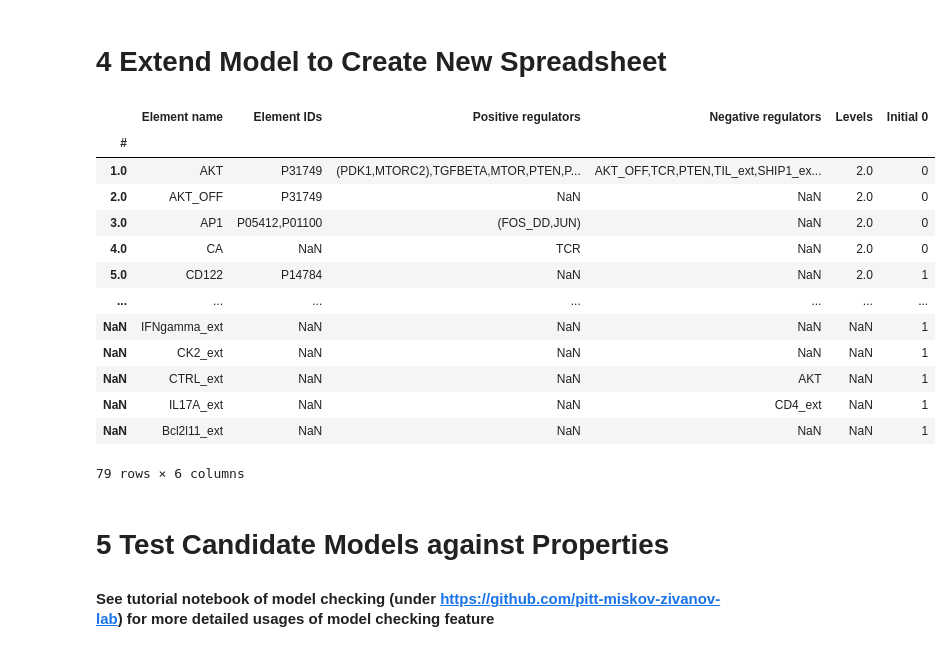
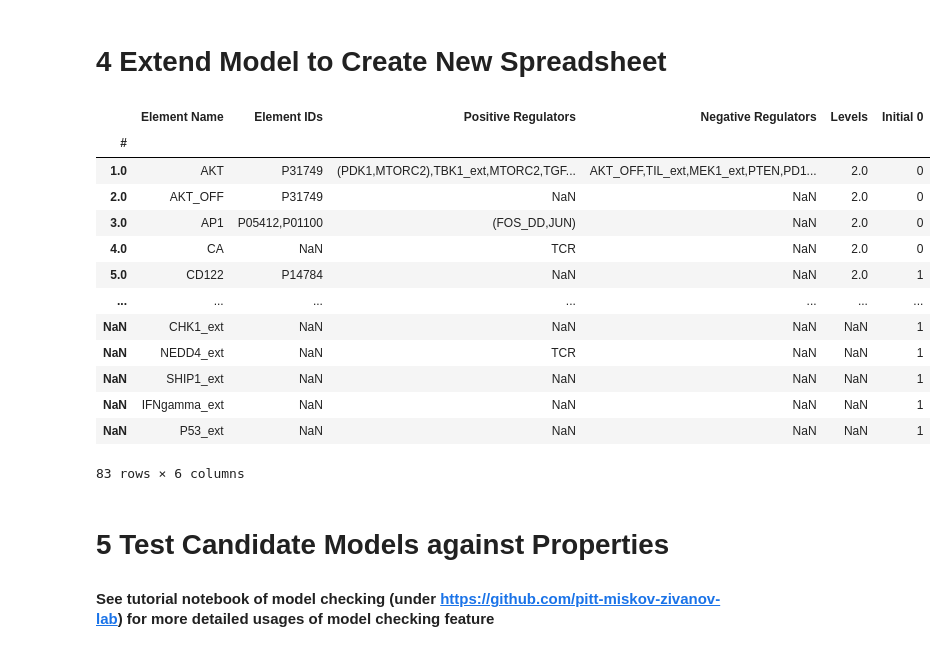
Before and after one commit to pitt-miskov-zivanov-lab/ACCORDION, a Jupyter notebook: examples/use_ACCORDION.ipynb, the cells around one changed output. Cells and saved outputs as stored; diff of their text form; code cells hidden in the pictures.

```diff
--- a/examples/use_ACCORDION.ipynb
+++ b/examples/use_ACCORDION.ipynb
@@ -279,22 +279,22 @@ for i in range(len(candidate)):
 # %%
 # for example, see the first candidate extended model
 df_extended_model = pd.read_excel(extended_name+'Candidate_1.xlsx', index_col=0)
-df_extended_model[['Element name','Element IDs','Positive regulators','Negative regulators','Levels','Initial 0']]
+df_extended_model[['Element Name','Element IDs','Positive Regulators','Negative Regulators','Levels','Initial 0']]
 # %% [output]
-|  | Element name | Element IDs | Positive regulators | Negative regulators | Levels | Initial 0 |
+|  | Element Name | Element IDs | Positive Regulators | Negative Regulators | Levels | Initial 0 |
 | # |  |  |  |  |  |  |
-| 1.0 | AKT | P31749 | (PDK1,MTORC2),TGFBETA,MTOR,PTEN,P... | AKT_OFF,TCR,PTEN,TIL_ext,SHIP1_ex... | 2.0 | 0 |
+| 1.0 | AKT | P31749 | (PDK1,MTORC2),TBK1_ext,MTORC2,TGF... | AKT_OFF,TIL_ext,MEK1_ext,PTEN,PD1... | 2.0 | 0 |
 | 2.0 | AKT_OFF | P31749 | NaN | NaN | 2.0 | 0 |
 | 3.0 | AP1 | P05412,P01100 | (FOS_DD,JUN) | NaN | 2.0 | 0 |
 | 4.0 | CA | NaN | TCR | NaN | 2.0 | 0 |
 | 5.0 | CD122 | P14784 | NaN | NaN | 2.0 | 1 |
 | ... | ... | ... | ... | ... | ... | ... |
+| NaN | CHK1_ext | NaN | NaN | NaN | NaN | 1 |
+| NaN | NEDD4_ext | NaN | TCR | NaN | NaN | 1 |
+| NaN | SHIP1_ext | NaN | NaN | NaN | NaN | 1 |
 | NaN | IFNgamma_ext | NaN | NaN | NaN | NaN | 1 |
-| NaN | CK2_ext | NaN | NaN | NaN | NaN | 1 |
-| NaN | CTRL_ext | NaN | NaN | AKT | NaN | 1 |
-| NaN | IL17A_ext | NaN | NaN | CD4_ext | NaN | 1 |
-| NaN | Bcl2l11_ext | NaN | NaN | NaN | NaN | 1 |
+| NaN | P53_ext | NaN | NaN | NaN | NaN | 1 |
-79 rows × 6 columns
+83 rows × 6 columns
 # %%
 # uncomment to see the second candidate extended model
 # df_extended_model = pd.read_excel(extended_name+'Candidate_2.xlsx', index_col=0)
```
Also changed, not shown: parts of 8 cells of this notebook, 2 other files.
